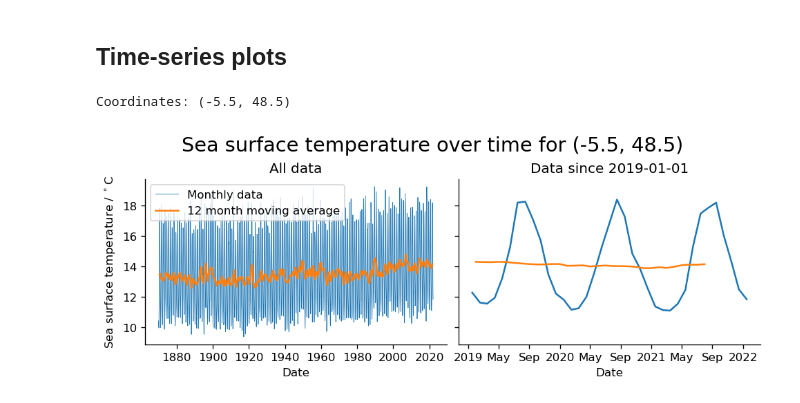
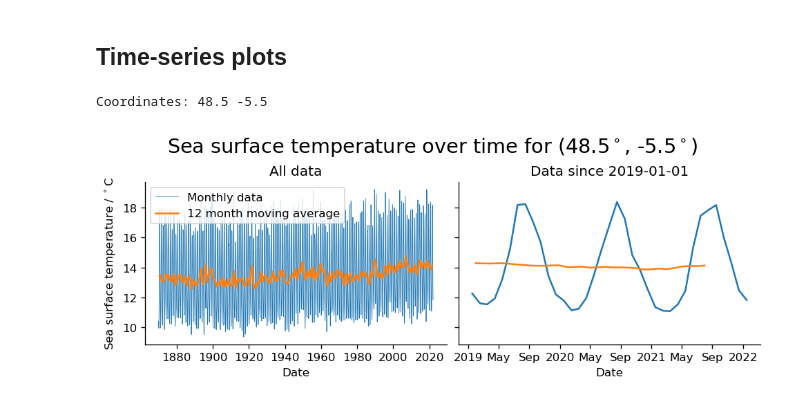
Before and after one commit to JackBuck/MA4M4-assignment, a Jupyter notebook: notebooks/Exploring_SST_Data.ipynb, the cells around one changed output. Saved outputs shown, nothing was run; the diff lists cells and outputs as text; code cells hidden in the pictures.

```diff
--- a/notebooks/Exploring_SST_Data.ipynb
+++ b/notebooks/Exploring_SST_Data.ipynb
@@ -81,56 +85,60 @@ ax.set_title(
 # %% [markdown]
 ## Time-series plots
 # %%
-ix_long, ix_lat = 174, 41
-print("Coordinates:", (float(ds["longitude"][ix_long]), float(ds["latitude"][ix_lat])))
+ix_lat, ix_long = 41, 174
+print("Coordinates:", (float(ds["latitude"][ix_lat])), float(ds["longitude"][ix_long]))
 # %% [output]
-Coordinates: (-5.5, 48.5)
+Coordinates: 48.5 -5.5
 # %%
 def to_numpy_datetimes(offset_days, first_date):
     return np.datetime64(first_date) + offset_days.astype("timedelta64[D]")
 
 def moving_av(x, width):
     return np.convolve(x, np.ones(width), "valid") / width
 
-t = to_numpy_datetimes(ds["time"][:], first_date)
-sst = ds["sst"][:, ix_lat, ix_long]
-t_av = to_numpy_datetimes(moving_av(ds["time"][:], 12), first_date)
-sst_av = moving_av(sst, 12)
+def plot_sst_ts(ds, sst, ix_lat, ix_long, title=None):
+    t = to_numpy_datetimes(ds["time"][:], first_date)
+    sst_ = sst[:, ix_lat, ix_long]
+    t_av = to_numpy_datetimes(moving_av(ds["time"][:], 12), first_date)
+    sst_av = moving_av(sst_, 12)
 
-fig, axs = plt.subplots(
-    1, 2,
-    sharey=True,
-    figsize=(8, 3), dpi=120,
-    constrained_layout=True,
-)
+    fig, axs = plt.subplots(
+        1, 2,
+        sharey=True,
+        figsize=(8, 3), dpi=120,
+        constrained_layout=True,
+    )
 
-axs[0].plot(t, sst, linewidth=0.5, label="Monthly data")
-axs[0].plot(t_av, sst_av, label="12 month moving average")
-axs[0].legend()
+    axs[0].plot(t, sst_, linewidth=0.5, label="Monthly data")
+    axs[0].plot(t_av, sst_av, label="12 month moving average")
+    axs[0].legend()
 
-cutoff = date(2019, 1, 1)
-axs[1].plot(t[t >= cutoff], sst[t >= cutoff], label="Monthly data")
-axs[1].plot(t_av[t_av >= cutoff], sst_av[t_av >= cutoff], label="12 month moving average")
+    cutoff = date(2019, 1, 1)
+    axs[1].plot(t[t >= cutoff], sst_[t >= cutoff], label="Monthly data")
+    axs[1].plot(t_av[t_av >= cutoff], sst_av[t_av >= cutoff], label="12 month moving average")
 
-for ax in axs:
-    locator = mpl.dates.AutoDateLocator()
-    formatter = mpl.dates.ConciseDateFormatter(locator)
-    ax.xaxis.set_major_locator(locator)
-    ax.xaxis.set_major_formatter(formatter)
+    for ax in axs:
+        locator = mpl.dates.AutoDateLocator()
+        formatter = mpl.dates.ConciseDateFormatter(locator)
+        ax.xaxis.set_major_locator(locator)
+        ax.xaxis.set_major_formatter(formatter)
 
-    ax.spines[["top", "right"]].set_visible(False)
+        ax.spines[["top", "right"]].set_visible(False)
 
-for ax in axs:
-    ax.set_xlabel("Date")
-axs[0].set_ylabel("Sea surface temperature / $^\\circ\\mathrm{C}$")
-axs[0].set_title("All data")
-axs[1].set_title(f"Data since {cutoff}")
-fig.suptitle(
-    "Sea surface temperature over time for "
-    f"{(float(ds['longitude'][ix_long]), float(ds['latitude'][ix_lat]))}",
-    fontsize="xx-large",
-)
+    for ax in axs:
+        ax.set_xlabel("Date")
+    axs[0].set_ylabel("Sea surface temperature / $^\\circ\\mathrm{C}$")
+    axs[0].set_title("All data")
+    axs[1].set_title(f"Data since {cutoff}")
 
-None
+    if not title:
+        title = "Sea surface temperature over time"
+    fig.suptitle(
+        f"{title} for ({float(ds['latitude'][ix_lat])}$^\\circ$, {float(ds['longitude'][ix_long])}$^\\circ$)",
+        fontsize="xx-large",
+    )
+
+
+plot_sst_ts(ds, ds["sst"][:], ix_lat, ix_long);
 # %% [output]
-[figure, old version]
+[figure, new version]
```
Also changed, not shown: parts of 7 cells of this notebook.
